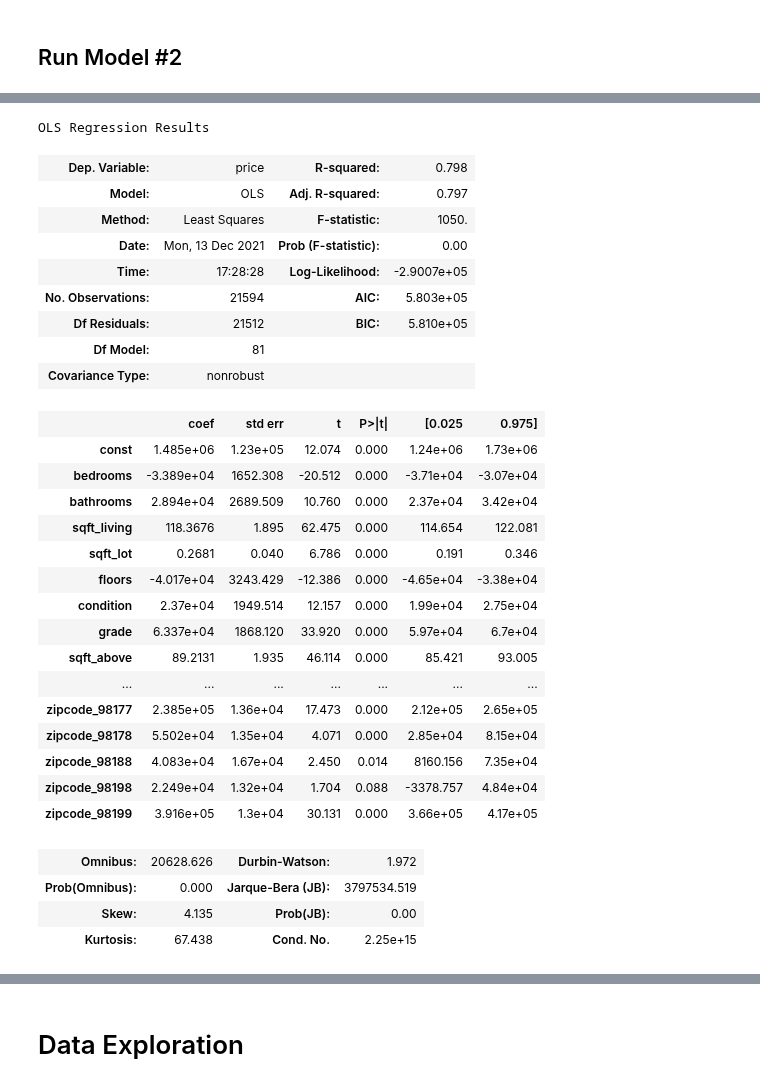
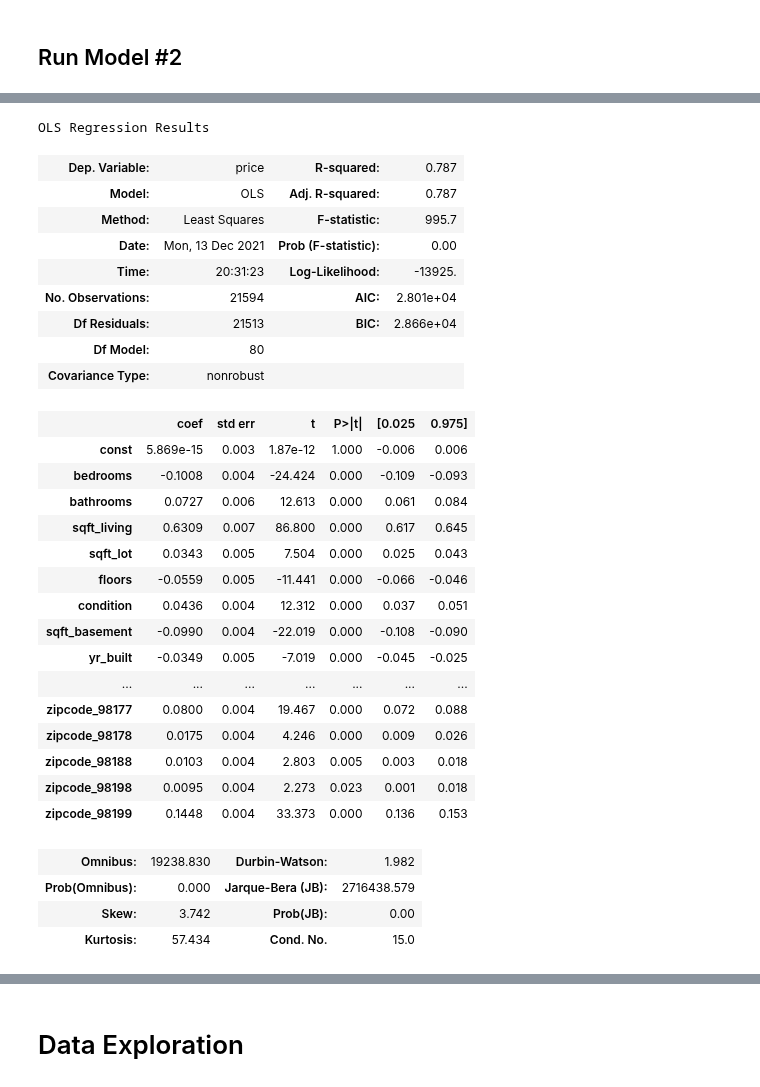
Before and after one commit to jxn628/dsc-home-price-analysis, a Jupyter notebook: student.ipynb, the cells around one changed output, grey strips where cells are left out. Cells and saved outputs as stored; diff of their text form; code cells hidden in the pictures.

Commit message:
model 3

```diff
--- a/student.ipynb
+++ b/student.ipynb
@@ -585,10 +606,10 @@ changed_df = cleaned_df
 #changed_df[feats] = changed_df[feats].astype(str)
 #changed_df = pd.get_dummies(changed_df, drop_first=True)
 # %%
-#for this test I am encoding waterfront and zipcode
+#for Model 2 I am encoding waterfront and zipcode
 #feats = ['bedrooms','floors', 'waterfront', 'condition', 'zipcode']
 feats = ['waterfront', 'zipcode']
-changed_df[feats] = changed_df[feats].astype(str)
-changed_df = pd.get_dummies(changed_df, drop_first=True)
-changed_df.head()
+model_2[feats] = model_2[feats].astype(str)
+model_2 = pd.get_dummies(model_2, drop_first=True)
+model_2.head()
 # %% [output]
@@ -603,5 +624,4 @@ changed_df.head()
 ## Run Model #2
 # %%
 #df_norm.head()
-test_df = changed_df
-changed_df.head(1)
+test_df = model_2
@@ -611,0 +628,12 @@ changed_df.head(1)
+# %%
+X = test_df.drop('price', axis=1)
+y = test_df['price']
+
+X_int = sm.add_constant(X)
+model = sm.OLS(y,X_int).fit()
+model.summary()X = test_df.drop('price', axis=1)
+y = test_df['price']
+
+X_int = sm.add_constant(X)
+model = sm.OLS(y,X_int).fit()
+model.summary()
@@ -611,0 +677,3 @@ changed_df.head(1)
+# %%
+model_2_norm = norm_feat(model_2)
+model_2_norm.head()
@@ -612,40 +688,40 @@ changed_df.head(1)
 # %%
-X = test_df.drop('price', axis=1)
-y = test_df['price']
+X = model_2_norm.drop('price', axis=1)
+y = model_2_norm['price']
 
 X_int = sm.add_constant(X)
 model = sm.OLS(y,X_int).fit()
 model.summary()
 # %% [output]
 OLS Regression Results
-| Dep. Variable: | price | R-squared: | 0.798 |
-| Model: | OLS | Adj. R-squared: | 0.797 |
-| Method: | Least Squares | F-statistic: | 1050. |
+| Dep. Variable: | price | R-squared: | 0.787 |
+| Model: | OLS | Adj. R-squared: | 0.787 |
+| Method: | Least Squares | F-statistic: | 995.7 |
 | Date: | Mon, 13 Dec 2021 | Prob (F-statistic): | 0.00 |
-| Time: | 17:28:28 | Log-Likelihood: | -2.9007e+05 |
-| No. Observations: | 21594 | AIC: | 5.803e+05 |
-| Df Residuals: | 21512 | BIC: | 5.810e+05 |
-| Df Model: | 81 |  |  |
+| Time: | 20:31:23 | Log-Likelihood: | -13925. |
+| No. Observations: | 21594 | AIC: | 2.801e+04 |
+| Df Residuals: | 21513 | BIC: | 2.866e+04 |
+| Df Model: | 80 |  |  |
 | Covariance Type: | nonrobust |  |  |
 |  | coef | std err | t | P>|t| | [0.025 | 0.975] |
-| const | 1.485e+06 | 1.23e+05 | 12.074 | 0.000 | 1.24e+06 | 1.73e+06 |
-| bedrooms | -3.389e+04 | 1652.308 | -20.512 | 0.000 | -3.71e+04 | -3.07e+04 |
-| bathrooms | 2.894e+04 | 2689.509 | 10.760 | 0.000 | 2.37e+04 | 3.42e+04 |
-| sqft_living | 118.3676 | 1.895 | 62.475 | 0.000 | 114.654 | 122.081 |
-| sqft_lot | 0.2681 | 0.040 | 6.786 | 0.000 | 0.191 | 0.346 |
-| floors | -4.017e+04 | 3243.429 | -12.386 | 0.000 | -4.65e+04 | -3.38e+04 |
-| condition | 2.37e+04 | 1949.514 | 12.157 | 0.000 | 1.99e+04 | 2.75e+04 |
-| grade | 6.337e+04 | 1868.120 | 33.920 | 0.000 | 5.97e+04 | 6.7e+04 |
-| sqft_above | 89.2131 | 1.935 | 46.114 | 0.000 | 85.421 | 93.005 |
+| const | 5.869e-15 | 0.003 | 1.87e-12 | 1.000 | -0.006 | 0.006 |
+| bedrooms | -0.1008 | 0.004 | -24.424 | 0.000 | -0.109 | -0.093 |
+| bathrooms | 0.0727 | 0.006 | 12.613 | 0.000 | 0.061 | 0.084 |
+| sqft_living | 0.6309 | 0.007 | 86.800 | 0.000 | 0.617 | 0.645 |
+| sqft_lot | 0.0343 | 0.005 | 7.504 | 0.000 | 0.025 | 0.043 |
+| floors | -0.0559 | 0.005 | -11.441 | 0.000 | -0.066 | -0.046 |
+| condition | 0.0436 | 0.004 | 12.312 | 0.000 | 0.037 | 0.051 |
+| sqft_basement | -0.0990 | 0.004 | -22.019 | 0.000 | -0.108 | -0.090 |
+| yr_built | -0.0349 | 0.005 | -7.019 | 0.000 | -0.045 | -0.025 |
 | ... | ... | ... | ... | ... | ... | ... |
-| zipcode_98177 | 2.385e+05 | 1.36e+04 | 17.473 | 0.000 | 2.12e+05 | 2.65e+05 |
-| zipcode_98178 | 5.502e+04 | 1.35e+04 | 4.071 | 0.000 | 2.85e+04 | 8.15e+04 |
-| zipcode_98188 | 4.083e+04 | 1.67e+04 | 2.450 | 0.014 | 8160.156 | 7.35e+04 |
-| zipcode_98198 | 2.249e+04 | 1.32e+04 | 1.704 | 0.088 | -3378.757 | 4.84e+04 |
-| zipcode_98199 | 3.916e+05 | 1.3e+04 | 30.131 | 0.000 | 3.66e+05 | 4.17e+05 |
+| zipcode_98177 | 0.0800 | 0.004 | 19.467 | 0.000 | 0.072 | 0.088 |
+| zipcode_98178 | 0.0175 | 0.004 | 4.246 | 0.000 | 0.009 | 0.026 |
+| zipcode_98188 | 0.0103 | 0.004 | 2.803 | 0.005 | 0.003 | 0.018 |
+| zipcode_98198 | 0.0095 | 0.004 | 2.273 | 0.023 | 0.001 | 0.018 |
+| zipcode_98199 | 0.1448 | 0.004 | 33.373 | 0.000 | 0.136 | 0.153 |
-| Omnibus: | 20628.626 | Durbin-Watson: | 1.972 |
-| Prob(Omnibus): | 0.000 | Jarque-Bera (JB): | 3797534.519 |
-| Skew: | 4.135 | Prob(JB): | 0.00 |
-| Kurtosis: | 67.438 | Cond. No. | 2.25e+15 |
+| Omnibus: | 19238.830 | Durbin-Watson: | 1.982 |
+| Prob(Omnibus): | 0.000 | Jarque-Bera (JB): | 2716438.579 |
+| Skew: | 3.742 | Prob(JB): | 0.00 |
+| Kurtosis: | 57.434 | Cond. No. | 15.0 |
 Notes:
 [1] Standard Errors assume that the covariance matrix of the errors is correctly specified.
```
Also changed, not shown: parts of 22 cells of this notebook.
